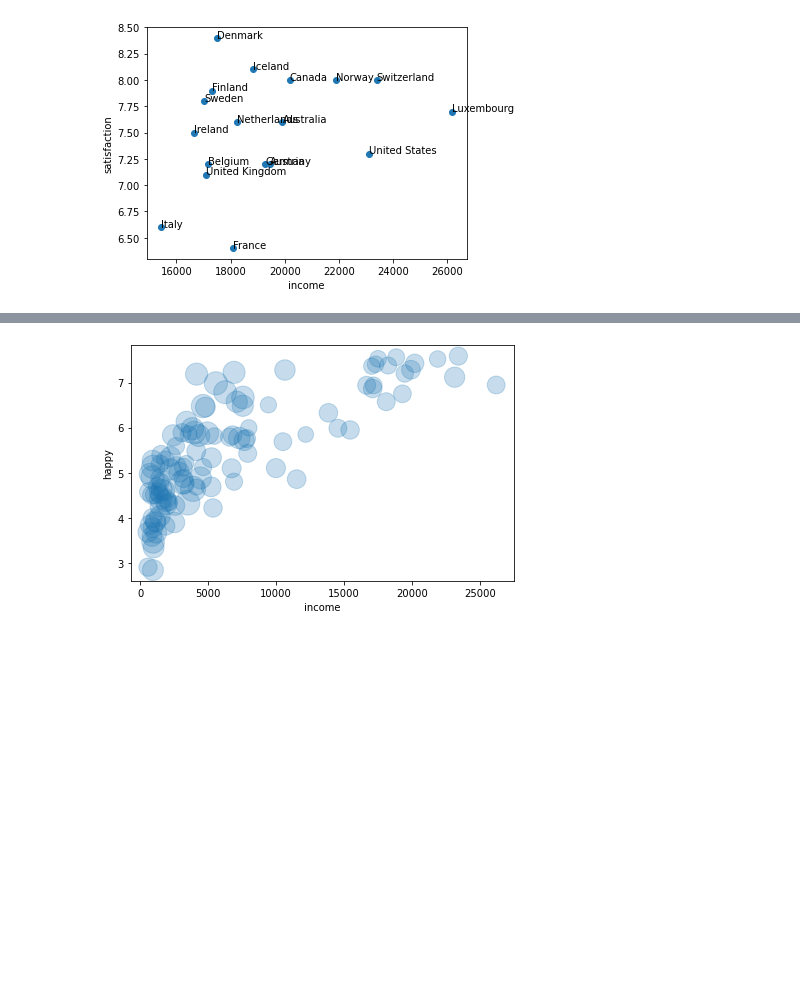
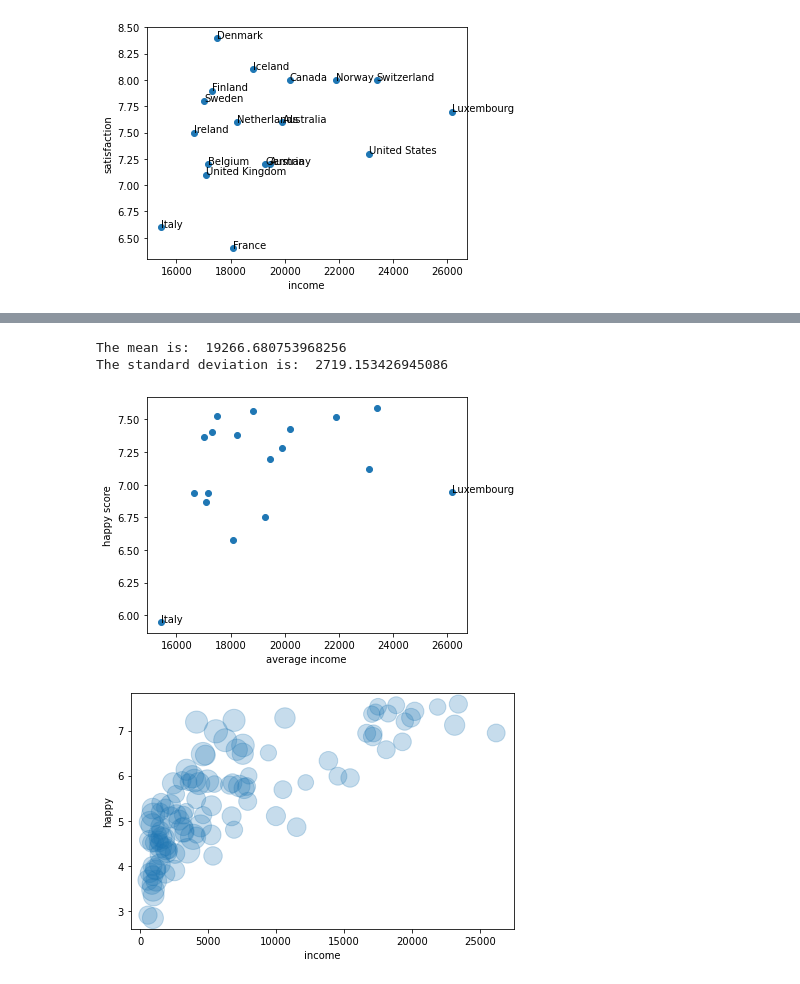
Before and after one commit to AiJared/Data-Science-1-Happy-Income-Score, a Jupyter notebook: Happy Income Score.ipynb, the cells around one changed output, grey strips where cells are left out. Cells and saved outputs as stored; diff of their text form; code cells hidden in the pictures; blank space fills up the shorter version.

Commit message:
income happy graph

```diff
--- a/Happy Income Score.ipynb
+++ b/Happy Income Score.ipynb
@@ -189,3 +181,30 @@ The standard deviation is:  2719.153426945086
+# %%
+# mean and standard deviation of the average income of the richest countries
+richest_mean = np.mean(richest["avg_income"])
+std_dev_2 = np.std(richest["avg_income"])
+print("The mean is: ",richest_mean,"\nThe standard deviation is: ", std_dev_2)
+# %% [output]
+The mean is:  19266.680753968256
+The standard deviation is:  2719.153426945086
+# %%
+# plotting a graph of richest average income and happy score
+plt.xlabel("average income")
+plt.ylabel("happy score")
+plt.scatter(richest["avg_income"], richest["happyScore"])
+
+# labelling the country with the least average income but fair happy score and the country with
+# highetst average income and fair happy score
+plt.text(richest.iloc[0]['avg_income'],
+        richest.iloc[0]["happyScore"],
+        richest.iloc[0]['country'])
+
+plt.text(richest.iloc[-1]['avg_income'],
+        richest.iloc[-1]['happyScore'],
+        richest.iloc[-1]['country'])
+save_fig("income_happy_graph")
+plt.show()
+# %% [output]
+[figure, added]
 # %%
 # Eyeballing happy score data
 happy = dataset["happyScore"]
```
Also changed, not shown: parts of 11 cells of this notebook, 1 other file.
